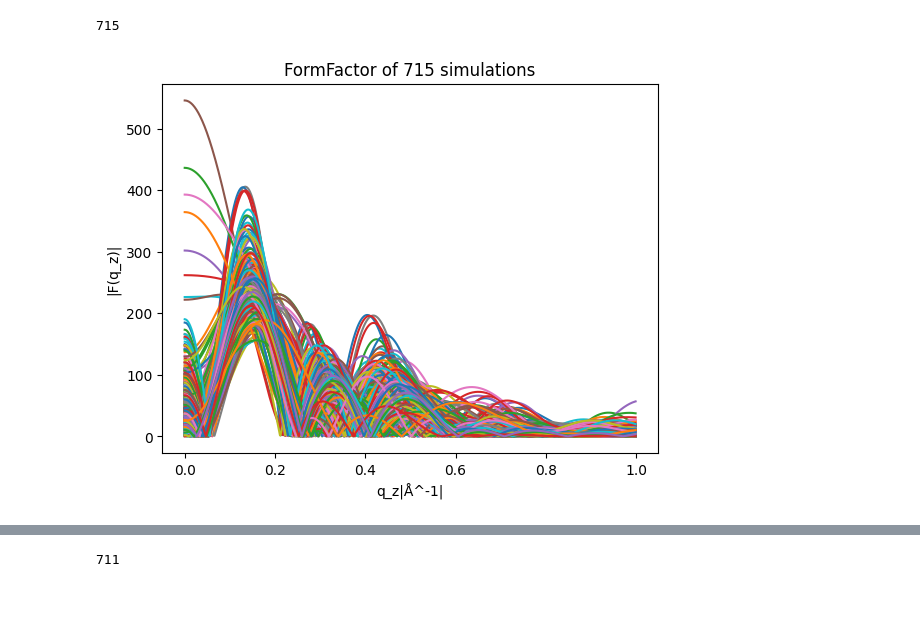
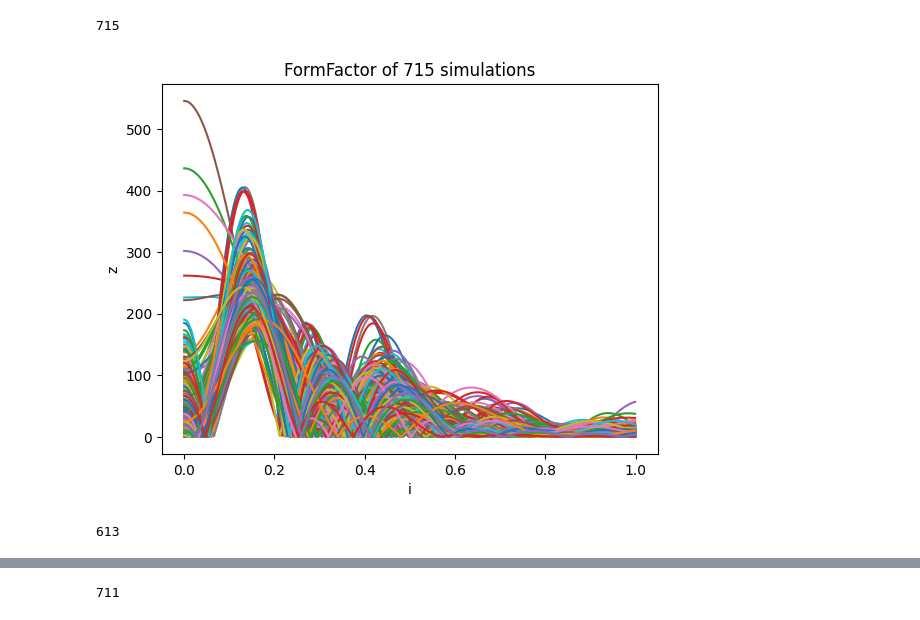
Before and after one commit to K123AsJ0k1/CellScatter, a Jupyter notebook: EDA.ipynb, the cells around one changed output, grey strips where cells are left out. Drawn from its saved outputs; the diff is of its cells as text; code cells hidden in the pictures.

```diff
--- a/EDA.ipynb
+++ b/EDA.ipynb
@@ -25,18 +25,26 @@ len(formfactor)
 # %%
 #formfactor[0][0][1]
 values_list = []
 for data in formfactor:
     values = []
     for point in data:
         values.append(point[1])
     values_list.append(values)
 
 for values in values_list:
     plt.plot(np.arange(0,1,0.001), values)
 
-plt.xlabel('q_z|Å^-1|')
-plt.ylabel('|F(q_z)|')
+plt.xlabel('i')
+plt.ylabel('z')
 plt.title('FormFactor of 715 simulations')
 plt.show()
 # %% [output]
-[figure, old version]
+[figure, new version]
+# %%
+totaldensity = []
+for value in df.loc['TotalDensity']:
+    if value != None :
+        totaldensity.append(value)
+len(totaldensity)
+# %% [output]
+613
```
Also changed, not shown: parts of 1 cell of this notebook, 7 other files.
